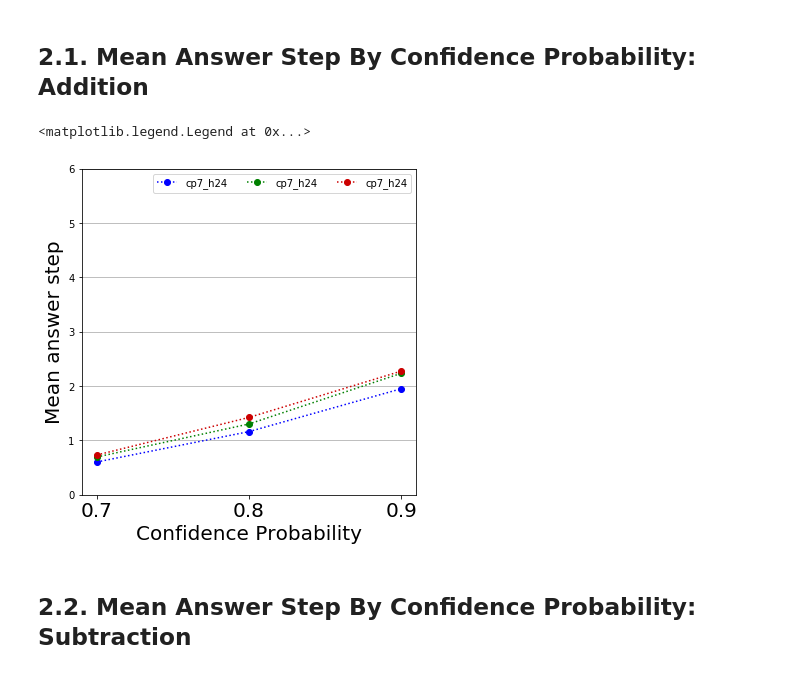
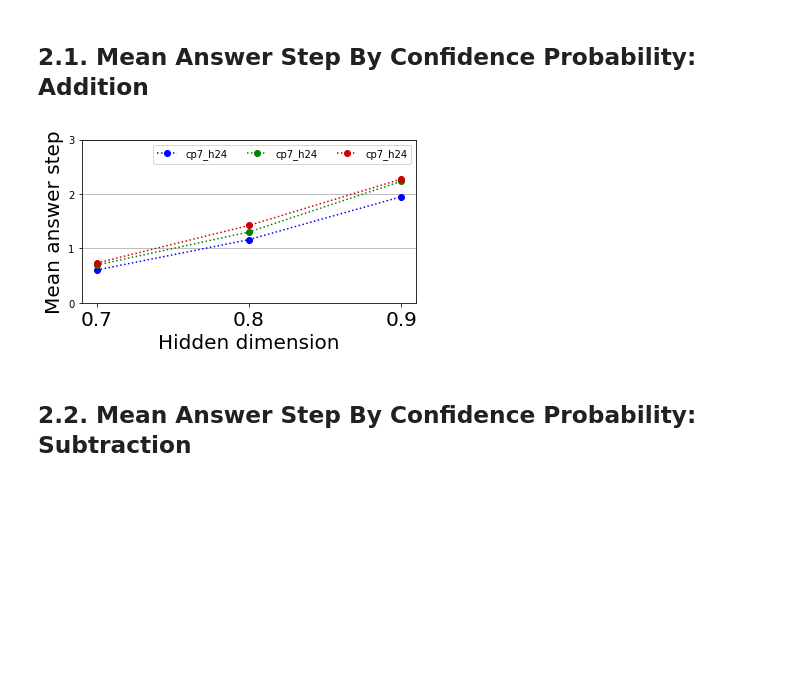
Before and after one commit to sungjae-cho/arithmetic-neural-nets, a Jupyter notebook: 02-1_plot_run_info_stat_iccm2019.ipynb, the cells around one changed output. Drawn from its saved outputs; the diff is of its cells as text; code cells hidden in the pictures; blank space fills up the shorter version.

Commit message:
Update iccm2019 plot images.

```diff
--- a/02-1_plot_run_info_stat_iccm2019.ipynb
+++ b/02-1_plot_run_info_stat_iccm2019.ipynb
@@ -186,37 +186,41 @@ df_mean_answer_step_by_cp_add_h72 = pd.read_csv(join(config.dir_result_statistic
 # %%
 x = df_mean_answer_step_by_cp_add_h24['confidence_prob'].unique()
 x.sort()
 
-plt.figure(figsize=(6, 6))
-plt.xlabel('Confidence Probability', fontsize=font_size['xlabel'])
+ylimit = 3
+
+plt.figure(figsize=(6, ylimit))
+plt.xlabel('Hidden dimension', fontsize=font_size['xlabel'])
 plt.ylabel('Mean answer step', fontsize=font_size['ylabel'])
 plt.tick_params(axis='x', labelsize=font_size['xtick'])
 plt.tick_params(axis='y', labelsize=font_size['ytick'])
 plt.xticks(x)
-plt.ylim(bottom=0, top=6)
+plt.yticks(np.arange(0,ylimit+0.1,1))
+plt.ylim(bottom=0, top=ylimit)
 plt.grid(axis='y')
 
 markersize = 12
 
 y = df_mean_answer_step_by_cp_add_h24.groupby('confidence_prob').mean()['mean_answer_step'].values
 e = df_mean_answer_step_by_cp_add_h24.groupby('confidence_prob').std()['mean_answer_step'].values
 #plt.errorbar(x, y, e, fmt='r:o', ecolor='orange', capsize=3, label='cp7_h24')
 plt.plot(x, y, color='b', linestyle=':', marker='.', markersize=markersize, label='cp7_h24')
 
 y = df_mean_answer_step_by_cp_add_h48.groupby('confidence_prob').mean()['mean_answer_step'].values
 e = df_mean_answer_step_by_cp_add_h48.groupby('confidence_prob').std()['mean_answer_step'].values
 #plt.errorbar(x, y, e, fmt='r:o', ecolor='orange', capsize=3, label='cp7_h24')
 plt.plot(x, y, color='g', linestyle=':', marker='.', markersize=markersize, label='cp7_h24')
 
 y = df_mean_answer_step_by_cp_add_h72.groupby('confidence_prob').mean()['mean_answer_step'].values
 e = df_mean_answer_step_by_cp_add_h72.groupby('confidence_prob').std()['mean_answer_step'].values
 #plt.errorbar(x, y, e, fmt='r:o', ecolor='orange', capsize=3, label='cp7_h24')
 plt.plot(x, y, color='#cc0000', linestyle=':', marker='.', markersize=markersize, label='cp7_h24')
 
 plt.legend(ncol=3)
+
+save_fig('mean_answer_step_by_cp-add', 'iccm2019')
 # %% [output]
-<matplotlib.legend.Legend at 0x...>
-[figure, old version]
+[figure, new version]
 # %% [markdown]
 ## 2.2. Mean Answer Step By Confidence Probability: Subtraction
 # %%
```
Also changed, not shown: parts of 5 cells of this notebook, 6 other files.
